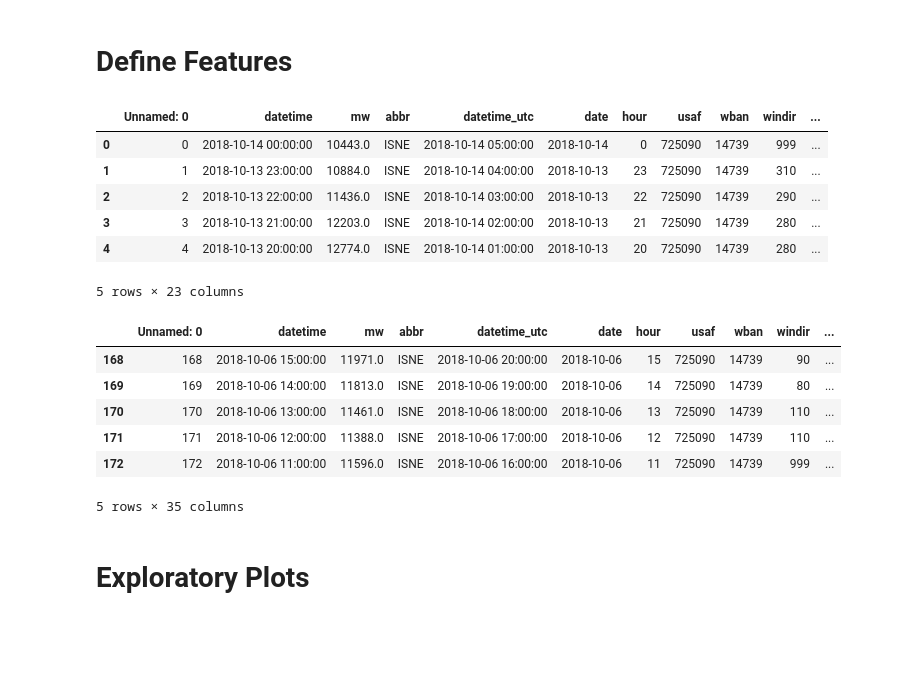
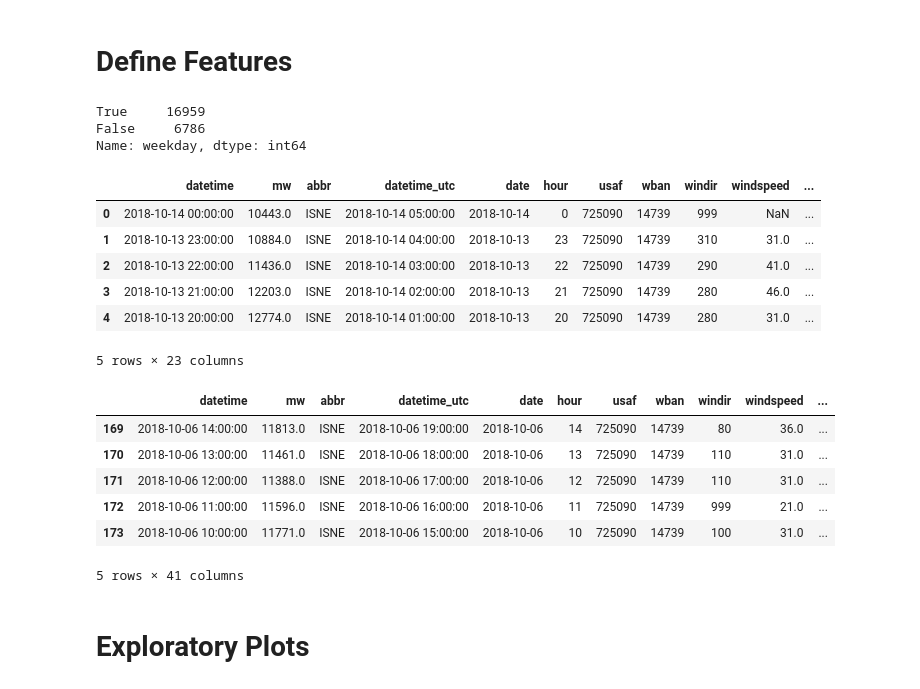
Before and after one commit to dipesh267/Project3, a Jupyter notebook: notebook/03_Features_Plots_and_ML.ipynb, the cells around one changed output. Saved outputs shown, nothing was run; the diff lists cells and outputs as text; code cells hidden in the pictures; blank space fills up the shorter version.

```diff
--- a/notebook/03_Features_Plots_and_ML.ipynb
+++ b/notebook/03_Features_Plots_and_ML.ipynb
@@ -58,6 +58,13 @@ data['dayofweek'] = data['datetime'].dt.dayofweek
 data['dayofyear'] = data['datetime'].dt.dayofyear
 data['date'] = data['datetime'].dt.date
 data['hour'] = data['datetime'].dt.hour
+data['weekday'] = (0< data['dayofweek']) &  (data['dayofweek'] <6)
+# %%
+data['weekday'].value_counts()
+# %% [output]
+True     16959
+False     6786
+Name: weekday, dtype: int64
 # %%
 #B. Extract peak and average info
 
@@ -70,12 +77,12 @@ data = data.join(data.groupby('date')['tempf'].mean(), on = 'date', rsuffix='_av
 # %%
 data.head()
 # %% [output]
-|  | Unnamed: 0 | datetime | mw | abbr | datetime_utc | date | hour | usaf | wban | windir | ... |
-| 0 | 0 | 2018-10-14 00:00:00 | 10443.0 | ISNE | 2018-10-14 05:00:00 | 2018-10-14 | 0 | 725090 | 14739 | 999 | ... |
-| 1 | 1 | 2018-10-13 23:00:00 | 10884.0 | ISNE | 2018-10-14 04:00:00 | 2018-10-13 | 23 | 725090 | 14739 | 310 | ... |
-| 2 | 2 | 2018-10-13 22:00:00 | 11436.0 | ISNE | 2018-10-14 03:00:00 | 2018-10-13 | 22 | 725090 | 14739 | 290 | ... |
-| 3 | 3 | 2018-10-13 21:00:00 | 12203.0 | ISNE | 2018-10-14 02:00:00 | 2018-10-13 | 21 | 725090 | 14739 | 280 | ... |
-| 4 | 4 | 2018-10-13 20:00:00 | 12774.0 | ISNE | 2018-10-14 01:00:00 | 2018-10-13 | 20 | 725090 | 14739 | 280 | ... |
+|  | datetime | mw | abbr | datetime_utc | date | hour | usaf | wban | windir | windspeed | ... |
+| 0 | 2018-10-14 00:00:00 | 10443.0 | ISNE | 2018-10-14 05:00:00 | 2018-10-14 | 0 | 725090 | 14739 | 999 | NaN | ... |
+| 1 | 2018-10-13 23:00:00 | 10884.0 | ISNE | 2018-10-14 04:00:00 | 2018-10-13 | 23 | 725090 | 14739 | 310 | 31.0 | ... |
+| 2 | 2018-10-13 22:00:00 | 11436.0 | ISNE | 2018-10-14 03:00:00 | 2018-10-13 | 22 | 725090 | 14739 | 290 | 41.0 | ... |
+| 3 | 2018-10-13 21:00:00 | 12203.0 | ISNE | 2018-10-14 02:00:00 | 2018-10-13 | 21 | 725090 | 14739 | 280 | 46.0 | ... |
+| 4 | 2018-10-13 20:00:00 | 12774.0 | ISNE | 2018-10-14 01:00:00 | 2018-10-13 | 20 | 725090 | 14739 | 280 | 31.0 | ... |
 5 rows × 23 columns
 # %%
 #C. Extract lags for weather and MW
@@ -85,49 +92,55 @@ data['mw_weeklag'] = data.mw.shift(168)
 data['tempf_3hrlag'] = data.tempf.shift(3)
 data['tempf_24hrlag'] = data.tempf.shift(24)
 data['tempf_weeklag'] = data.tempf.shift(168)
-
-#D. Rolling averages of temperature
-data['tempf_3hrma'] = data.tempf.rolling(3).mean()
-data['tempf_24hrma'] = data.tempf.rolling(24).mean()
-data['tempf_weeklag'] = data.tempf.rolling(168).mean()
 # %%
 # Create Traditional weather variable
 
 # CDD
 data['cdd60_temp'] =  data['tempf_avg'] -60
 data['zero'] = 0
 data['cdd60'] = data[['zero', 'cdd60_temp']].max(axis=1)
 del data['cdd60_temp']
 
 # HDD
 data['hdd60_temp'] =  data['tempf_avg'] -60
 data['hdd60'] = data[['zero', 'hdd60_temp']].max(axis=1)
 del data['hdd60_temp']
 
 # CDH
-data['cdh65_temp'] =  data['tempf']-65
-data['cdh65'] = data[['zero', 'cdh65_temp']].max(axis=1)
-del data['cdh65_temp']
+data['cdh60_temp'] =  data['tempf']-60
+data['cdh60'] = data[['zero', 'cdh60_temp']].max(axis=1)
+data['cdh60sqr'] = data['cdh60']**2
+del data['cdh60_temp']
 
-# CDD
-data['hdh65_temp'] =  data['tempf_avg'] -60
+# HDH
+data['hdh60_temp'] =  data['tempf_avg'] -60
 data['zero'] = 0
-data['hdh65'] = data[['zero', 'hdh65_temp']].max(axis=1)
-del data['hdh65_temp']
+data['hdh60'] = data[['zero', 'hdh60_temp']].max(axis=1)
+data['hdh60sqr'] = data['hdh60']**2
+del data['hdh60_temp']
 del data['zero']
 
+# Rolling average of CDH
+data['cdh_3hrma'] = data.cdh60.rolling(3).mean()
+data['cdh_24hrma'] = data.cdh60.rolling(24).mean()
+data['cdh_weeklag'] = data.cdh60.rolling(168).mean()
+
+# Rolling average of HDH
+data['hdh_3hrma'] = data.hdh60.rolling(3).mean()
+data['hdh_24hrma'] = data.hdh60.rolling(24).mean()
+data['hdh_weeklag'] = data.hdh60.rolling(168).mean()
 
 #Remove obs with blank data
 data.dropna(how = 'any', inplace = True)
 data.head()
 # %% [output]
-|  | Unnamed: 0 | datetime | mw | abbr | datetime_utc | date | hour | usaf | wban | windir | ... |
-| 168 | 168 | 2018-10-06 15:00:00 | 11971.0 | ISNE | 2018-10-06 20:00:00 | 2018-10-06 | 15 | 725090 | 14739 | 90 | ... |
-| 169 | 169 | 2018-10-06 14:00:00 | 11813.0 | ISNE | 2018-10-06 19:00:00 | 2018-10-06 | 14 | 725090 | 14739 | 80 | ... |
-| 170 | 170 | 2018-10-06 13:00:00 | 11461.0 | ISNE | 2018-10-06 18:00:00 | 2018-10-06 | 13 | 725090 | 14739 | 110 | ... |
-| 171 | 171 | 2018-10-06 12:00:00 | 11388.0 | ISNE | 2018-10-06 17:00:00 | 2018-10-06 | 12 | 725090 | 14739 | 110 | ... |
-| 172 | 172 | 2018-10-06 11:00:00 | 11596.0 | ISNE | 2018-10-06 16:00:00 | 2018-10-06 | 11 | 725090 | 14739 | 999 | ... |
+|  | datetime | mw | abbr | datetime_utc | date | hour | usaf | wban | windir | windspeed | ... |
+| 169 | 2018-10-06 14:00:00 | 11813.0 | ISNE | 2018-10-06 19:00:00 | 2018-10-06 | 14 | 725090 | 14739 | 80 | 36.0 | ... |
+| 170 | 2018-10-06 13:00:00 | 11461.0 | ISNE | 2018-10-06 18:00:00 | 2018-10-06 | 13 | 725090 | 14739 | 110 | 31.0 | ... |
+| 171 | 2018-10-06 12:00:00 | 11388.0 | ISNE | 2018-10-06 17:00:00 | 2018-10-06 | 12 | 725090 | 14739 | 110 | 31.0 | ... |
+| 172 | 2018-10-06 11:00:00 | 11596.0 | ISNE | 2018-10-06 16:00:00 | 2018-10-06 | 11 | 725090 | 14739 | 999 | 21.0 | ... |
+| 173 | 2018-10-06 10:00:00 | 11771.0 | ISNE | 2018-10-06 15:00:00 | 2018-10-06 | 10 | 725090 | 14739 | 100 | 31.0 | ... |
-5 rows × 35 columns
+5 rows × 41 columns
 # %% [markdown]
 # Exploratory Plots
 # %%
```
Also changed, not shown: parts of 30 cells of this notebook.
